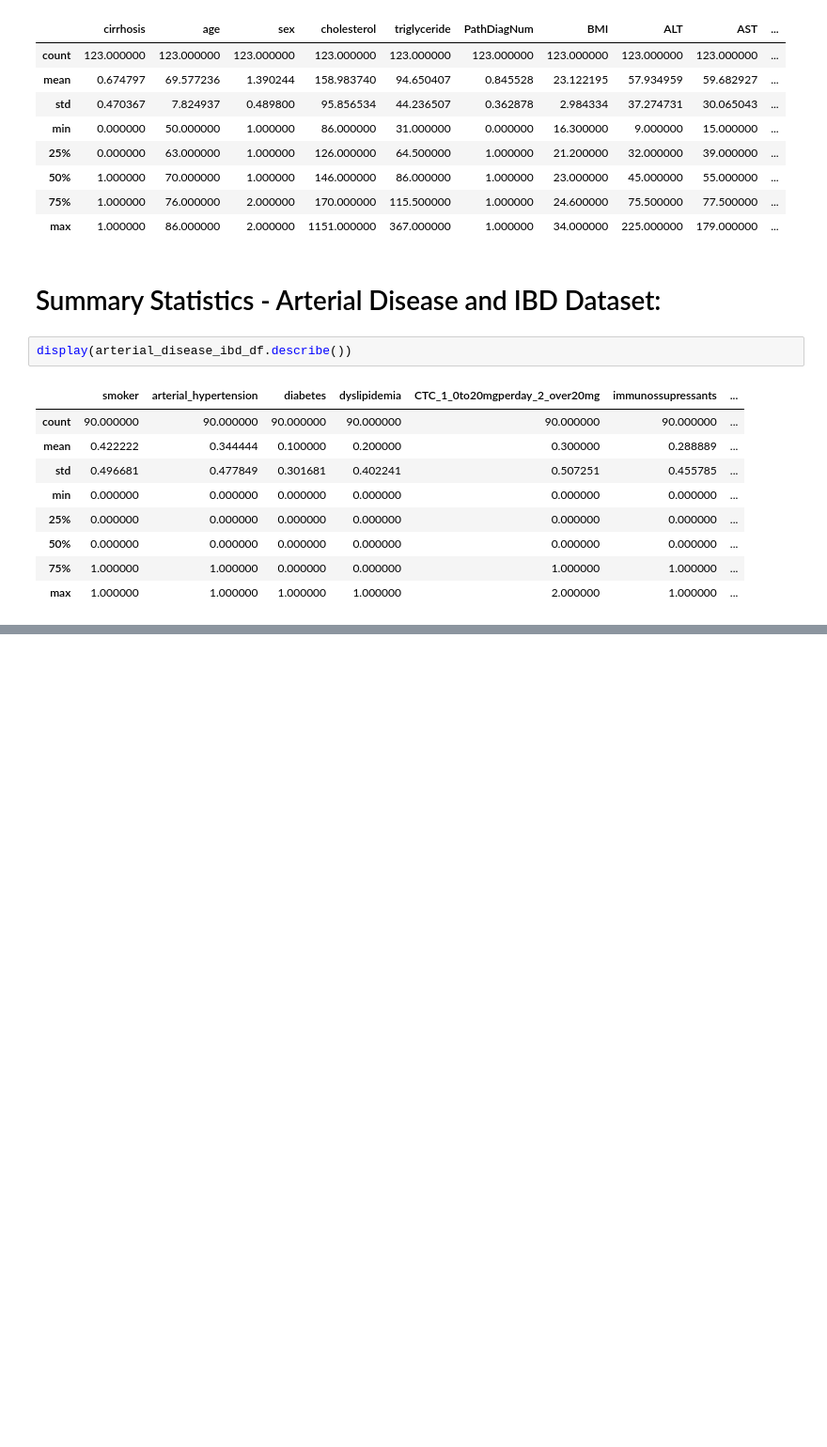
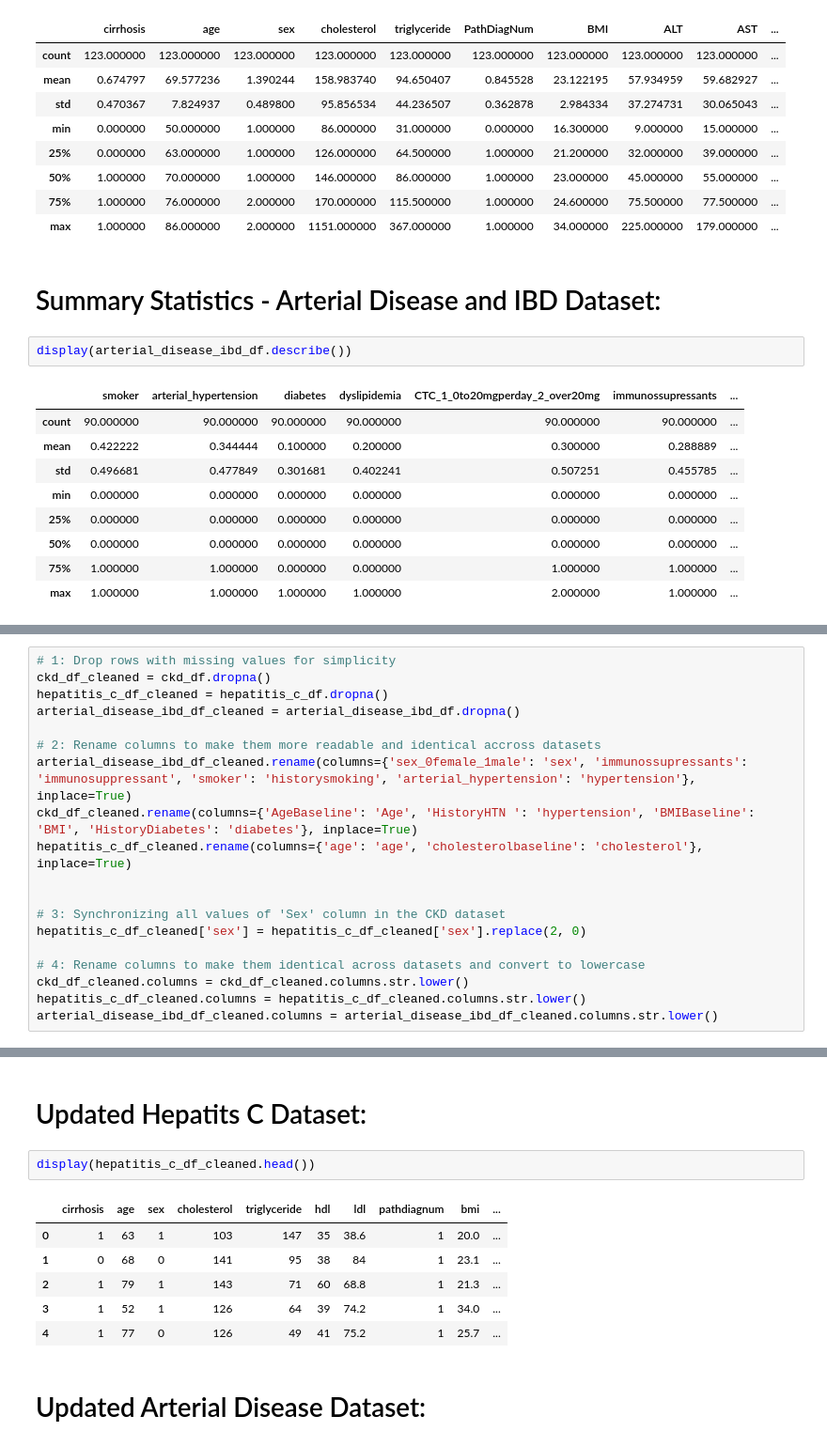
Before and after one commit to farazmazhar29/MADE-FAU, a Jupyter notebook: project/data-exploration.ipynb, the cells around one changed output, grey strips where cells are left out. Shown at 94% size. Drawn from its saved outputs; the diff is of its cells as text; blank space fills up the shorter version.

```diff
--- a/project/data-exploration.ipynb
+++ b/project/data-exploration.ipynb
@@ -154,0 +164,19 @@ display(arterial_disease_ibd_df.describe())
+# %%
+# 1: Drop rows with missing values for simplicity
+ckd_df_cleaned = ckd_df.dropna()
+hepatitis_c_df_cleaned = hepatitis_c_df.dropna()
+arterial_disease_ibd_df_cleaned = arterial_disease_ibd_df.dropna()
+
+# 2: Rename columns to make them more readable and identical accross datasets
+arterial_disease_ibd_df_cleaned.rename(columns={'sex_0female_1male': 'sex', 'immunossupressants': 'immunosuppressant', 'smoker': 'historysmoking', 'arterial_hypertension': 'hypertension'}, inplace=True)
+ckd_df_cleaned.rename(columns={'AgeBaseline': 'Age', 'HistoryHTN ': 'hypertension', 'BMIBaseline': 'BMI', 'HistoryDiabetes': 'diabetes'}, inplace=True)
+hepatitis_c_df_cleaned.rename(columns={'age': 'age', 'cholesterolbaseline': 'cholesterol'}, inplace=True)
+
+
+# 3: Synchronizing all values of 'Sex' column in the CKD dataset
+hepatitis_c_df_cleaned['sex'] = hepatitis_c_df_cleaned['sex'].replace(2, 0)
+
+# 4: Rename columns to make them identical across datasets and convert to lowercase
+ckd_df_cleaned.columns = ckd_df_cleaned.columns.str.lower()
+hepatitis_c_df_cleaned.columns = hepatitis_c_df_cleaned.columns.str.lower()
+arterial_disease_ibd_df_cleaned.columns = arterial_disease_ibd_df_cleaned.columns.str.lower()
@@ -154,0 +197,15 @@ display(arterial_disease_ibd_df.describe())
+# %% [markdown]
+
+# Updated Hepatits C Dataset:
+# %%
+display(hepatitis_c_df_cleaned.head())
+# %% [output]
+|  | cirrhosis | age | sex | cholesterol | triglyceride | hdl | ldl | pathdiagnum | bmi | ... |
+| 0 | 1 | 63 | 1 | 103 | 147 | 35 | 38.6 | 1 | 20.0 | ... |
+| 1 | 0 | 68 | 0 | 141 | 95 | 38 | 84 | 1 | 23.1 | ... |
+| 2 | 1 | 79 | 1 | 143 | 71 | 60 | 68.8 | 1 | 21.3 | ... |
+| 3 | 1 | 52 | 1 | 126 | 64 | 39 | 74.2 | 1 | 34.0 | ... |
+| 4 | 1 | 77 | 0 | 126 | 49 | 41 | 75.2 | 1 | 25.7 | ... |
+# %% [markdown]
+
+# Updated Arterial Disease Dataset:
```
Also changed, not shown: parts of 15 cells of this notebook.
